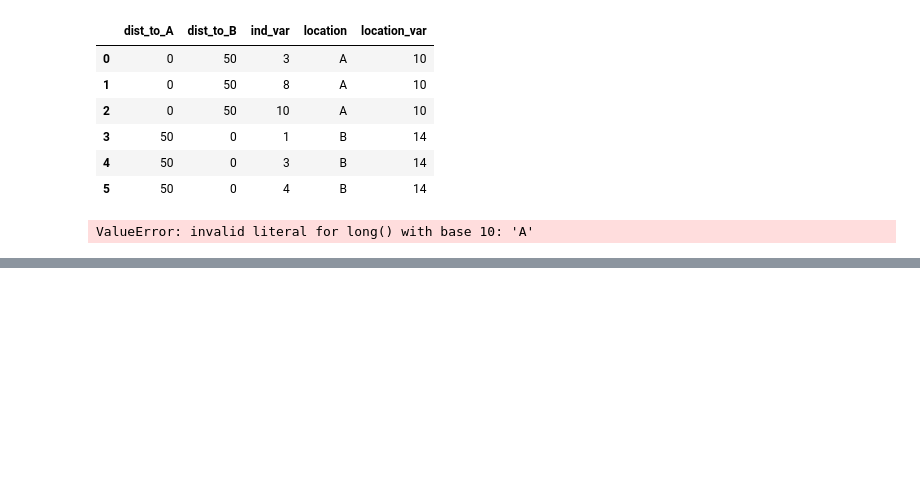
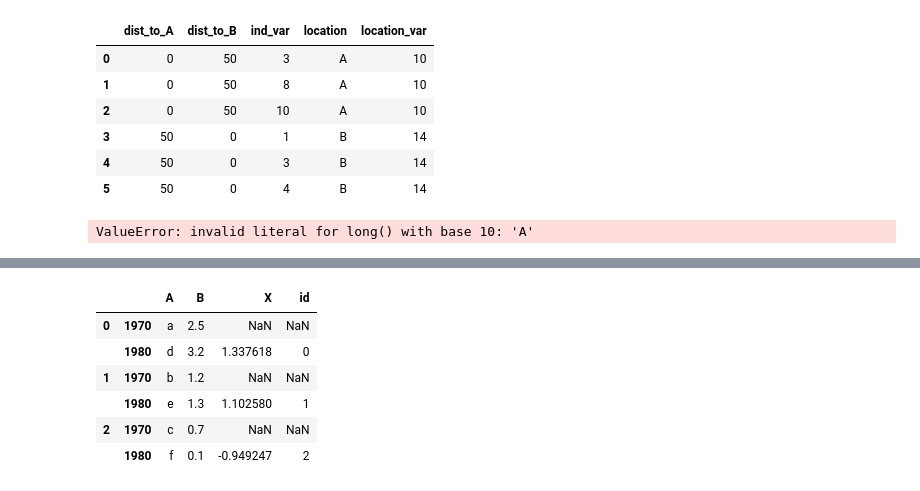
Before and after one commit to gridl/scipy_notebooks, a Jupyter notebook: pandas-pr-wide_to_long.ipynb, the cells around one changed output, grey strips where cells are left out. Drawn from its saved outputs; the diff is of its cells as text; code cells hidden in the pictures; blank space fills up the shorter version.

```diff
--- a/pandas-pr-wide_to_long.ipynb
+++ b/pandas-pr-wide_to_long.ipynb
@@ -128,0 +218,10 @@ ValueError: invalid literal for long() with base 10: 'A'
+# %%
+df2.stack(level=1)
+# %% [output]
+|  |  | A | B | X | id |
+| 0 | 1970 | a | 2.5 | NaN | NaN |
+|  | 1980 | d | 3.2 | 1.337618 | 0 |
+| 1 | 1970 | b | 1.2 | NaN | NaN |
+|  | 1980 | e | 1.3 | 1.102580 | 1 |
+| 2 | 1970 | c | 0.7 | NaN | NaN |
+|  | 1980 | f | 0.1 | -0.949247 | 2 |
```
Also changed, not shown: parts of 19 cells of this notebook, 8 other files.
